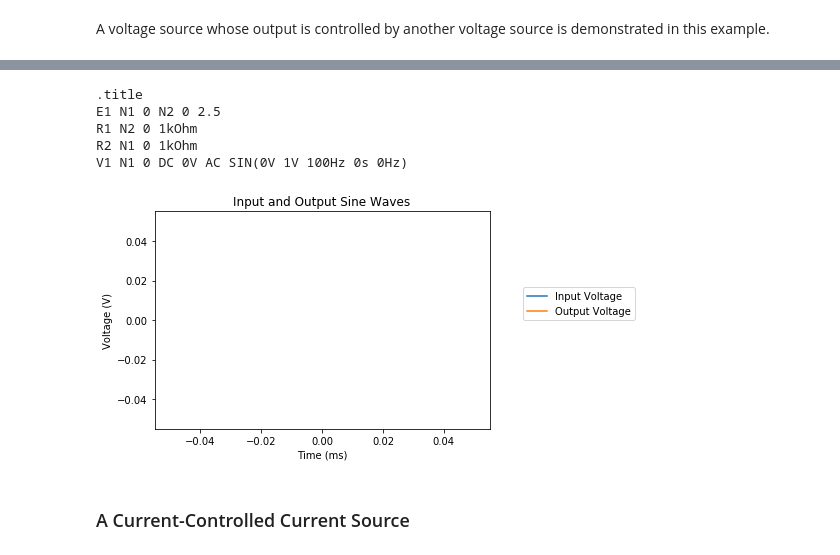
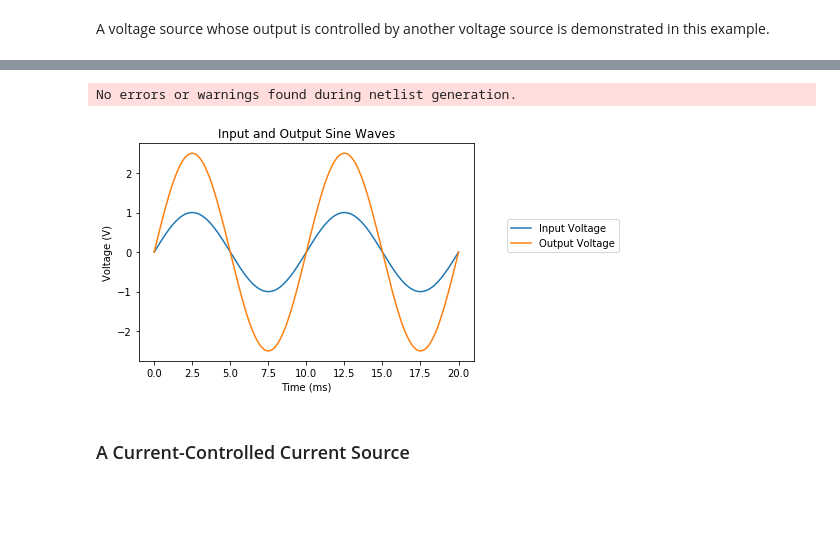
Before and after one commit to devbisme/skidl, a Jupyter notebook: examples/spice-sim-intro/spice-sim-intro.ipynb, the cells around one changed output, grey strips where cells are left out. Saved outputs shown, nothing was run; the diff lists cells and outputs as text; code cells hidden in the pictures; blank space fills up the shorter version.

```diff
--- a/examples/spice-sim-intro/spice-sim-intro.ipynb
+++ b/examples/spice-sim-intro/spice-sim-intro.ipynb
@@ -165,9 +165,9 @@ sim = circ.simulator()  # Get a simulator for the Circuit object.
 waveforms = sim.transient(step_time=0.01@u_ms, end_time=20@u_ms) # Run a transient simulation from 0 to 20 msec.
 
 # Get the time-varying waveforms of the sine wave source and the voltage-controlled source.
-time = waveforms.time.as_ndarray()
-vin = waveforms[node(vs['p'])].as_ndarray()
-vout = waveforms[node(vc['op'])].as_ndarray()
+time = waveforms.time
+vin = waveforms[node(vs['p'])]
+vout = waveforms[node(vc['op'])]
 
 # Plot the input and output waveforms. Note that the output voltage is 2.5x the input voltage.
 figure = plt.figure(1)
@@ -199,9 +187,5 @@ run simulation(s) aborted
-.title
-E1 N1 0 N2 0 2.5
-R1 N2 0 1kOhm
-R2 N1 0 1kOhm
-V1 N1 0 DC 0V AC SIN(0V 1V 100Hz 0s 0Hz)
+No errors or warnings found during netlist generation.
-[figure, old version]
+[figure, new version]
 # %% [markdown]
 ### A Current-Controlled Current Source
 # %% [markdown]
```
Also changed, not shown: parts of 11 cells of this notebook, 14 other files.
